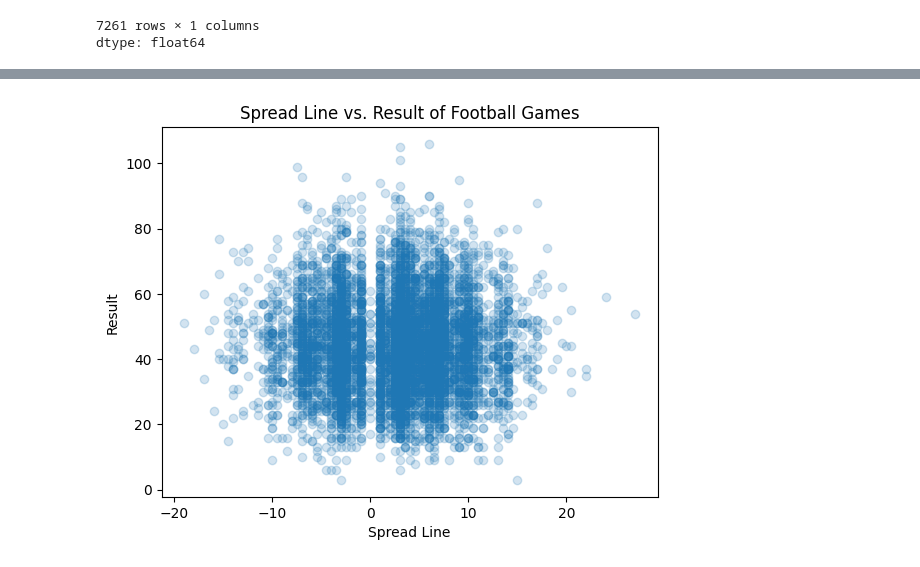
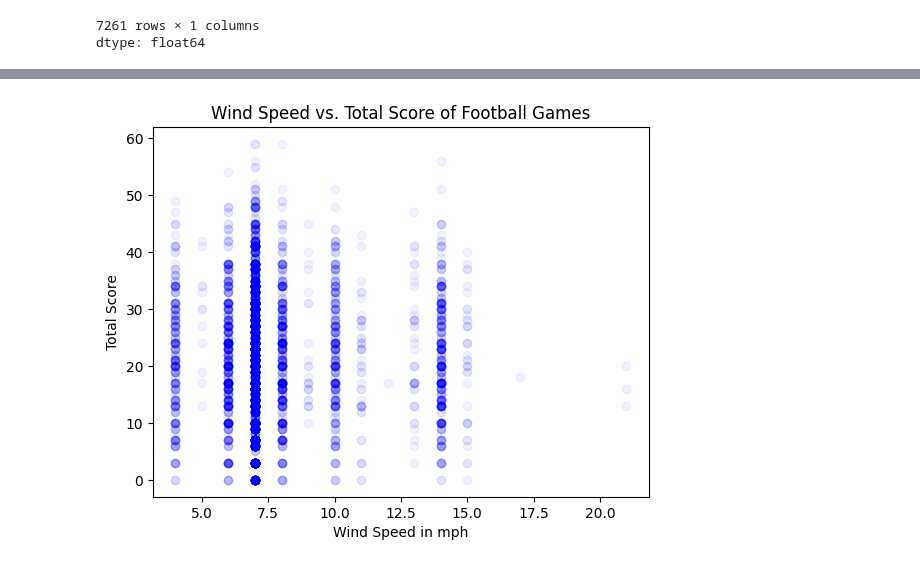
Before and after one commit to KPsimo/Kidus_Football_Games, a Jupyter notebook: DSRP_Project.ipynb, the cells around one changed output, grey strips where cells are left out. Saved outputs shown, nothing was run; the diff lists cells and outputs as text; code cells hidden in the pictures.

```diff
--- a/DSRP_Project.ipynb
+++ b/DSRP_Project.ipynb
@@ -58,11 +58,11 @@ Index(['Game Id', 'Season', 'Game Type', 'Week', 'Gameday', 'Weekday',
 # %% [markdown]
 Removing unnessecary columns
 # %%
-cols_to_drop = ['Away Qb Name', 'Home Qb Name', 'Away Qb Id', 'Home Qb Id', 'Away Coach',
-               'Home Coach', 'Pff', 'Ftn', 'Away Rest', 'Home Rest', 'Pff', 'Ftn', 'Nfl Detail Id',
-               'Pfr', 'Espn', 'Away Rest', 'Home Rest', 'Old Game Id', 'Gsis', 'Stadium Id', 'Stadium',
+dropper = ['Away Qb Name', 'Home Qb Name', 'Away Qb Id', 'Home Qb Id', 'Away Coach',
+               'Home Coach', 'Pff', 'Ftn', 'Pff', 'Ftn', 'Nfl Detail Id',
+               'Pfr', 'Espn', 'Old Game Id', 'Gsis', 'Stadium Id', 'Stadium',
                'Under Odds', 'Over Odds', 'Div Game', 'Game Id']
-fixed_df = df.drop(columns=cols_to_drop)
+fixed_df = df.drop(columns=dropper)
 fixed_df.columns
 
 fixed_df['Temp'].median()
@@ -71,6 +71,6 @@ fixed_df['Temp'].median()
 # %% [output]
 np.int64(1194)
 # %%
-fixed_df.loc[fixed_df['Roof'] == 'closed', 'Temp'] = fixed_df.loc[fixed_df['Roof'] == 'closed', 'Temp'].fillna(fixed_df['Temp'].median())
-fixed_df.loc[fixed_df['Roof'] == 'dome', 'Temp'] = fixed_df.loc[fixed_df['Roof'] == 'dome', 'Temp'].fillna(fixed_df['Temp'].median()) #Regulated temp so I took the median to balalnce
+fixed_df.loc[fixed_df['Roof'] == 'closed', 'Temp'] = fixed_df.loc[fixed_df['Roof'] == 'closed', 'Temp'].fillna(70) #had to do fixed_df.loc twice to
+fixed_df.loc[fixed_df['Roof'] == 'dome', 'Temp'] = fixed_df.loc[fixed_df['Roof'] == 'dome', 'Temp'].fillna(70) #Regulated temp so I took the median to balalnce
 # %%
@@ -145,11 +151,11 @@ array(['Georgia Dome', 'Soldier Field', 'Cleveland Browns Stadium',
 # %%
-categories = fixed_df['Spread Line']
-bars = fixed_df['Total']
+categories = fixed_df['Away Rest']
+bars = fixed_df['Away Score']
 
-plt.scatter(categories, bars, alpha = 0.2)
-plt.title("Spread Line vs. Result of Football Games")
-plt.ylabel("Result")
-plt.xlabel("Spread Line")
+plt.scatter(categories, bars, alpha = 0.05, c= 'b')
+plt.title("Wind Speed vs. Total Score of Football Games")
+plt.ylabel("Total Score")
+plt.xlabel("Wind Speed in mph")
 plt.show()
 # %% [output]
-[figure, old version]
+[figure, new version]
```
Also changed, not shown: parts of 11 cells of this notebook.
